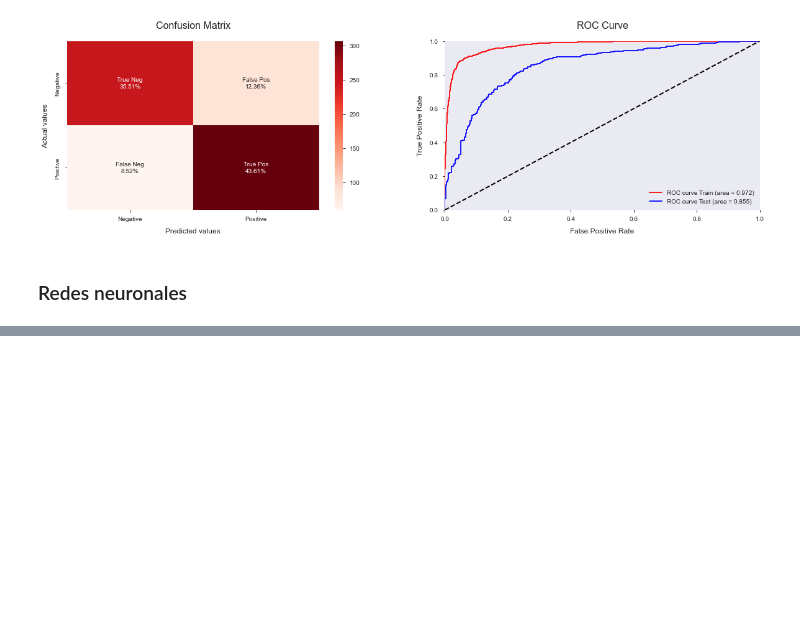
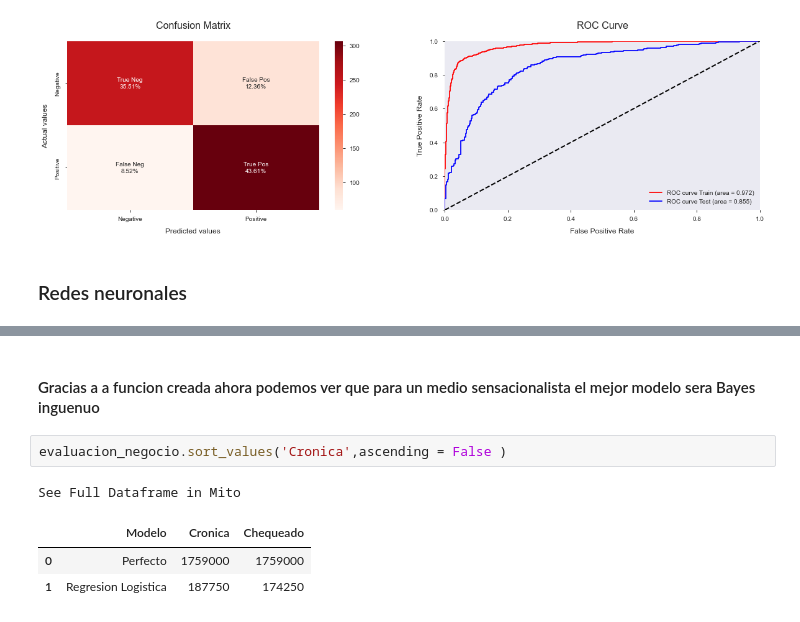
Before and after one commit to GuillermoEzquer/Python, a Jupyter notebook: python/Fake News/fakeNewsCompleto.ipynb, the cells around one changed output, grey strips where cells are left out. Cells and saved outputs as stored; diff of their text form; blank space fills up the shorter version.

```diff
--- a/python/Fake News/fakeNewsCompleto.ipynb
+++ b/python/Fake News/fakeNewsCompleto.ipynb
@@ -672,0 +731,9 @@ See Full Dataframe in Mito
+# %% [markdown]
+#### Gracias a a funcion creada ahora podemos ver que para un medio sensacionalista el mejor modelo sera Bayes inguenuo
+# %%
+evaluacion_negocio.sort_values('Cronica',ascending = False )
+# %% [output]
+See Full Dataframe in Mito
+|  | Modelo | Cronica | Chequeado |
+| 0 | Perfecto | 1759000 | 1759000 |
+| 1 | Regresion Logistica | 187750 | 174250 |
```
Also changed, not shown: parts of 26 cells of this notebook, 4 other files.
